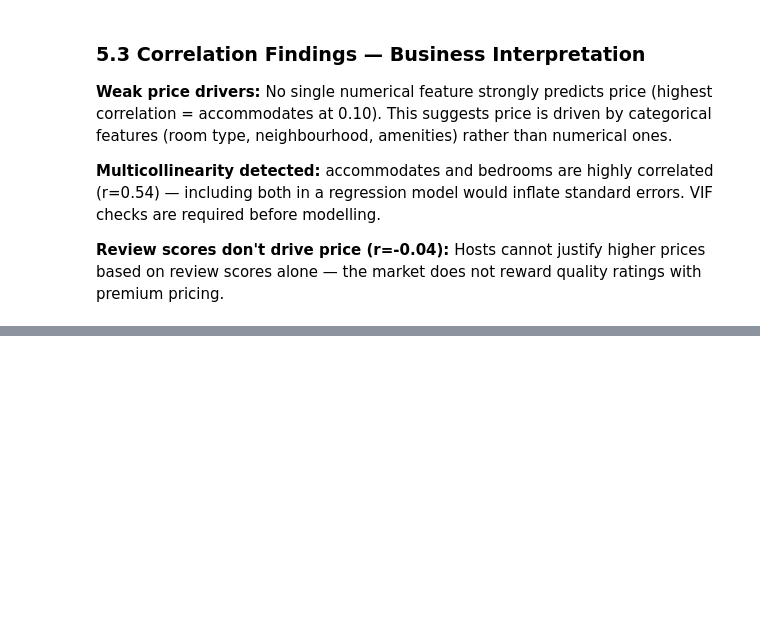
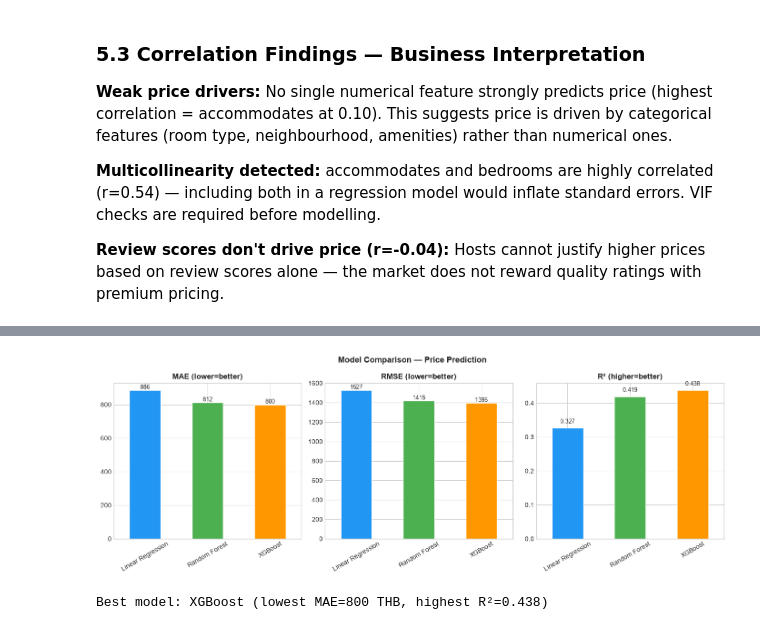
Before and after one commit to SathsaraniBS/airbnb-analysis, a Jupyter notebook: notebooks/01_data_exploration.ipynb, the cells around one changed output, grey strips where cells are left out. Drawn from its saved outputs; the diff is of its cells as text; code cells hidden in the pictures; blank space fills up the shorter version.

Commit message:
Add Section 06 ML price prediction: Linear, RF, XGBoost, SHAP

```diff
--- a/notebooks/01_data_exploration.ipynb
+++ b/notebooks/01_data_exploration.ipynb
@@ -986,0 +1088,33 @@ reward quality ratings with premium pricing.
+# %%
+# Model comparison chart
+import matplotlib.pyplot as plt
+import pandas as pd
+
+results_df = pd.DataFrame(results).T
+fig, axes = plt.subplots(1, 3, figsize=(14, 5))
+
+metrics = ['MAE', 'RMSE', 'R2']
+colors = ['#2196F3', '#4CAF50', '#FF9800']
+titles = ['MAE (lower=better)', 'RMSE (lower=better)', 'R² (higher=better)']
+
+for i, (metric, title) in enumerate(zip(metrics, titles)):
+    results_df[metric].plot(kind='bar', ax=axes[i],
+                             color=colors, edgecolor='white')
+    axes[i].set_title(title, fontweight='bold')
+    axes[i].set_xlabel('')
+    axes[i].tick_params(axis='x', rotation=30)
+    for bar in axes[i].patches:
+        axes[i].text(bar.get_x() + bar.get_width()/2,
+                     bar.get_height() + 0.01,
+                     f'{bar.get_height():.0f}' if metric != 'R2'
+                     else f'{bar.get_height():.3f}',
+                     ha='center', va='bottom', fontsize=9)
+
+plt.suptitle('Model Comparison — Price Prediction',
+             fontweight='bold', fontsize=13)
+plt.tight_layout()
+plt.show()
+print("Best model: XGBoost (lowest MAE=800 THB, highest R²=0.438)")
+# %% [output]
+[figure, added]
+Best model: XGBoost (lowest MAE=800 THB, highest R²=0.438)
```
Also changed, not shown: parts of 7 cells of this notebook.
